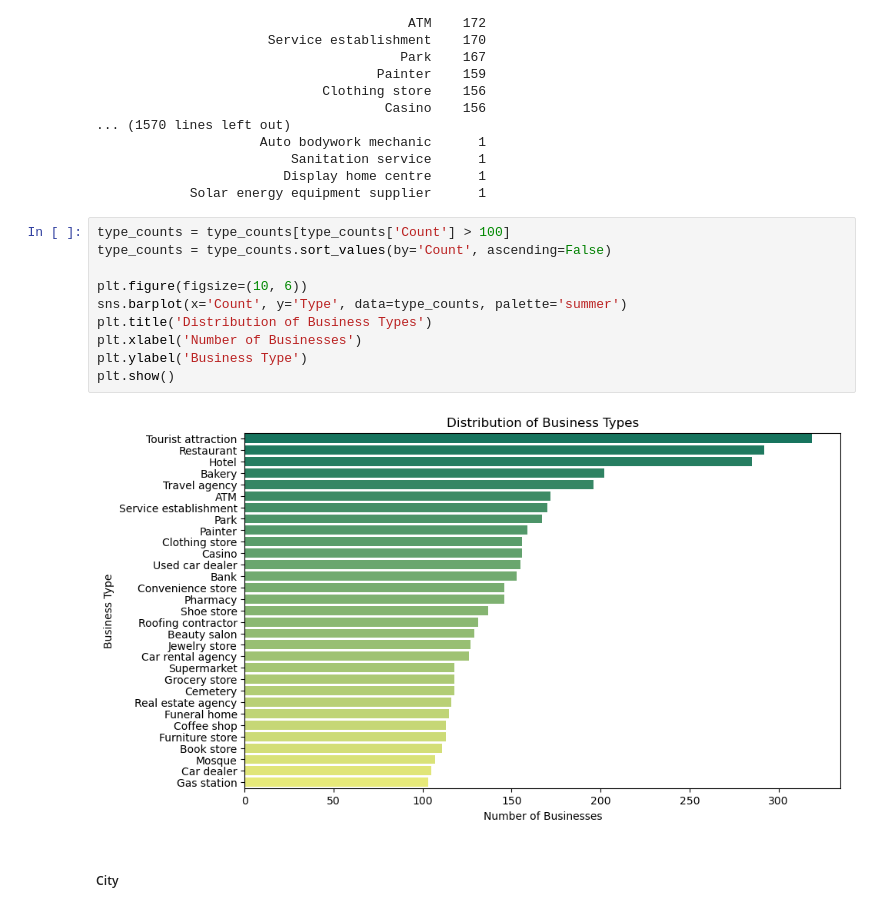
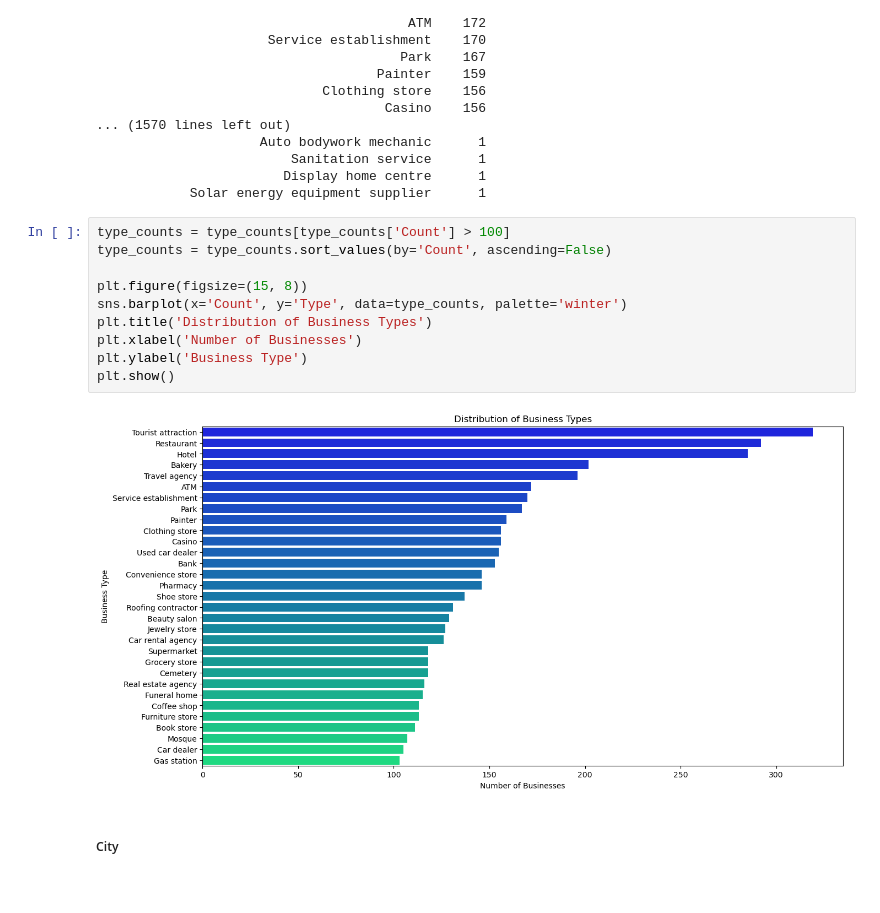
Before and after one commit to kwiatkowskaa/Location_Intelligence_Data_Clustering, a Jupyter notebook: EDA.ipynb, the cells around one changed output. Drawn from its saved outputs; the diff is of its cells as text.

```diff
--- a/EDA.ipynb
+++ b/EDA.ipynb
@@ -545,15 +545,15 @@ print(type_counts.to_string(index=False))
 # %%
 type_counts = type_counts[type_counts['Count'] > 100]
 type_counts = type_counts.sort_values(by='Count', ascending=False)
 
-plt.figure(figsize=(10, 6))
-sns.barplot(x='Count', y='Type', data=type_counts, palette='summer')
+plt.figure(figsize=(15, 8))
+sns.barplot(x='Count', y='Type', data=type_counts, palette='winter')
 plt.title('Distribution of Business Types')
 plt.xlabel('Number of Businesses')
 plt.ylabel('Business Type')
 plt.show()
 # %% [output]
-[figure, old version]
+[figure, new version]
 # %% [markdown]
 ##### City
 # %%
```
Also changed, not shown: parts of 3 cells of this notebook.
